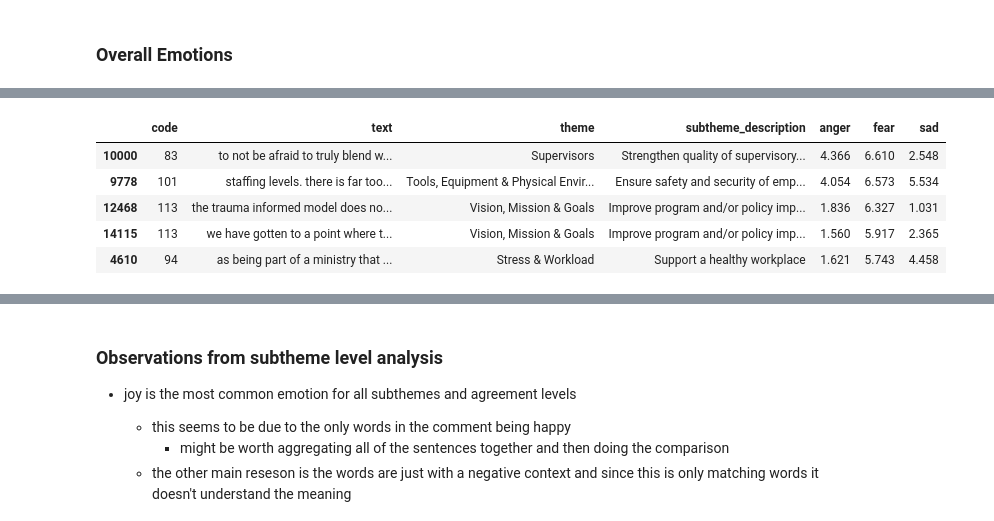
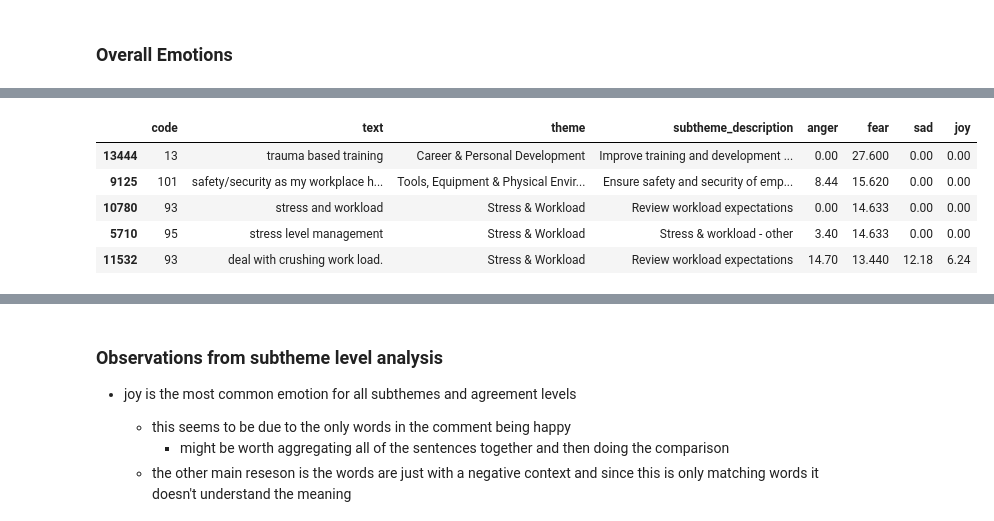
Before and after one commit to Jamienie/mds_capstone_bcstats, a Jupyter notebook: notebooks/ap_emotion_analysis_qual_to_quant.ipynb, the cells around one changed output, grey strips where cells are left out. Cells and saved outputs as stored; diff of their text form; code cells hidden in the pictures.

```diff
--- a/notebooks/ap_emotion_analysis_qual_to_quant.ipynb
+++ b/notebooks/ap_emotion_analysis_qual_to_quant.ipynb
@@ -98,7 +98,7 @@ display(data_agreement.head(3))
 ## Obtain Emotion Scores for Each Comment
 # %%
 start = time.time()
-full_scores = src.emotion_analysis.obtain_emotion_scores(data_full, lexicon, anger=True, fear=True, sadness=True, joy=False)
+full_scores = src.emotion_analysis.obtain_emotion_scores(data_full, lexicon, anger=True, fear=True, sadness=True, joy=True)
 end = time.time()
 print((end - start) / 60, "mins")
 # %% [output]
@@ -133,11 +170,10 @@ src.emotion_analysis.plot_data(data=full_scores)
 # %%
-a = src.emotion_analysis.display_top_emotions(full_scores, "fear", 5, normalize=False)
-a
+src.emotion_analysis.display_top_emotions(full_scores, "fear", 5, normalize=True)
 # %% [output]
-|  | code | text | theme | subtheme_description | anger | fear | sad |
-| 10000 | 83 | to not be afraid to truly blend w... | Supervisors | Strengthen quality of supervisory... | 4.366 | 6.610 | 2.548 |
-| 9778 | 101 | staffing levels. there is far too... | Tools, Equipment & Physical Envir... | Ensure safety and security of emp... | 4.054 | 6.573 | 5.534 |
-| 12468 | 113 | the trauma informed model does no... | Vision, Mission & Goals | Improve program and/or policy imp... | 1.836 | 6.327 | 1.031 |
-| 14115 | 113 | we have gotten to a point where t... | Vision, Mission & Goals | Improve program and/or policy imp... | 1.560 | 5.917 | 2.365 |
-| 4610 | 94 | as being part of a ministry that ... | Stress & Workload | Support a healthy workplace | 1.621 | 5.743 | 4.458 |
+|  | code | text | theme | subtheme_description | anger | fear | sad | joy |
+| 13444 | 13 | trauma based training | Career & Personal Development | Improve training and development ... | 0.00 | 27.600 | 0.00 | 0.00 |
+| 9125 | 101 | safety/security as my workplace h... | Tools, Equipment & Physical Envir... | Ensure safety and security of emp... | 8.44 | 15.620 | 0.00 | 0.00 |
+| 10780 | 93 | stress and workload | Stress & Workload | Review workload expectations | 0.00 | 14.633 | 0.00 | 0.00 |
+| 5710 | 95 | stress level management | Stress & Workload | Stress & workload - other | 3.40 | 14.633 | 0.00 | 0.00 |
+| 11532 | 93 | deal with crushing work load. | Stress & Workload | Review workload expectations | 14.70 | 13.440 | 12.18 | 6.24 |
 # %%
```
Also changed, not shown: parts of 14 cells of this notebook, 2 other files.
